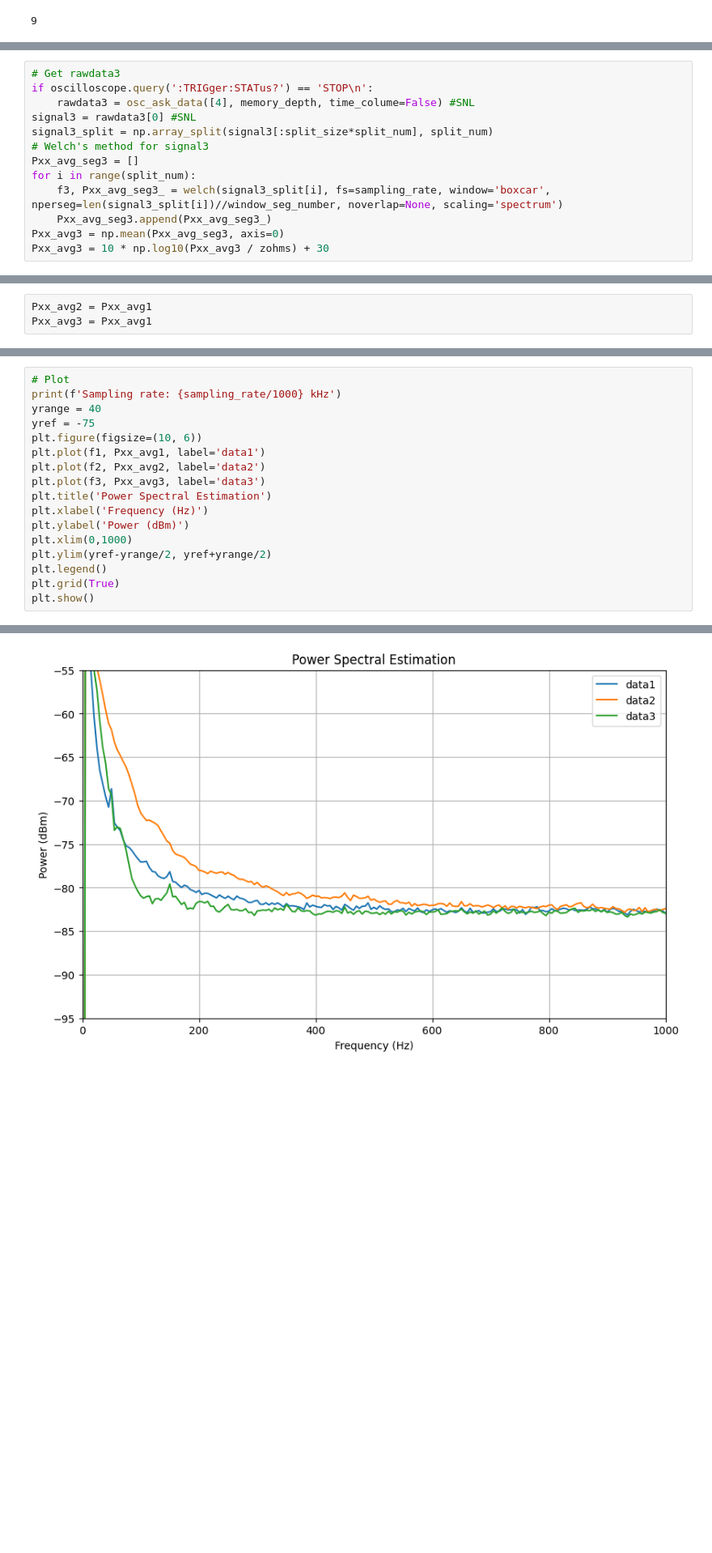
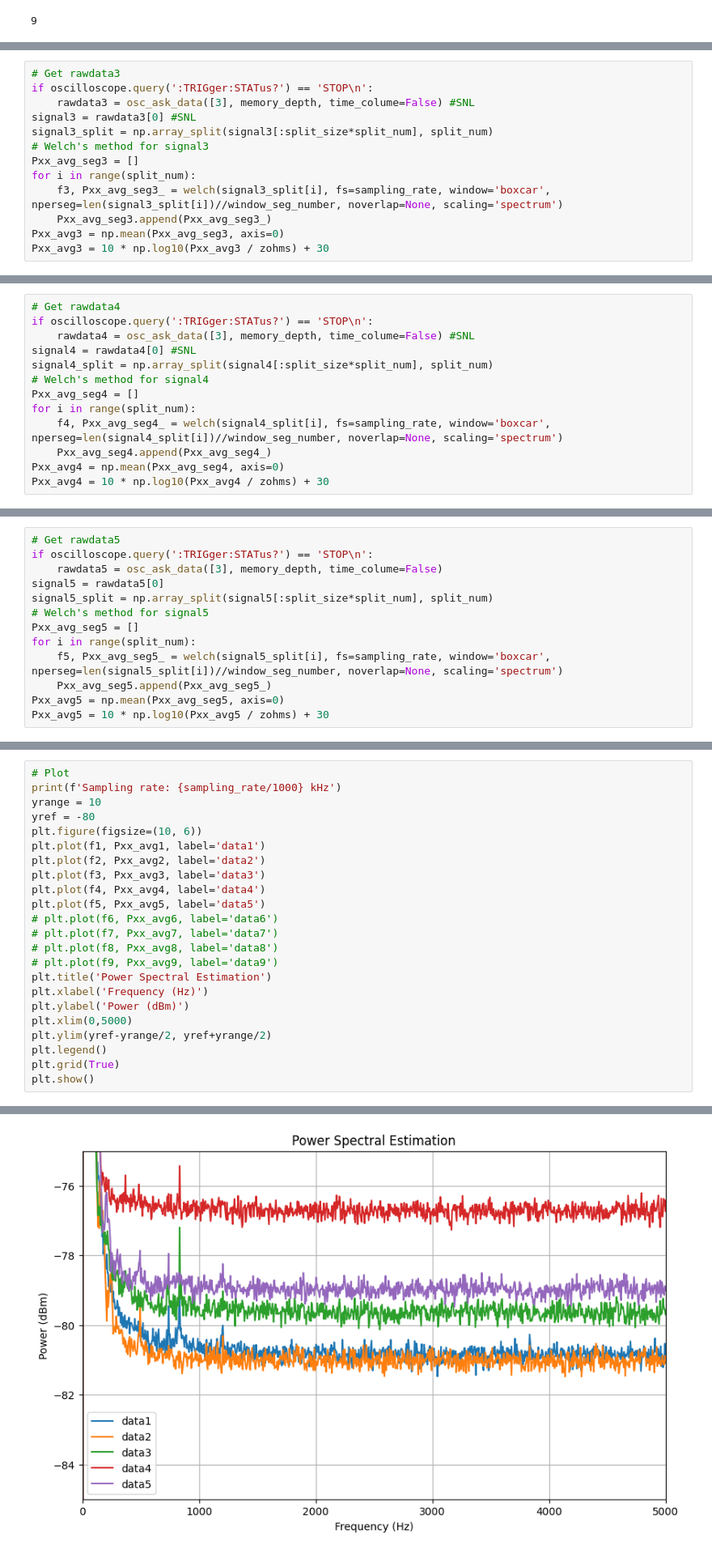
Before and after one commit to kiiichi/python-learning, a Jupyter notebook: DataAE/chip/periodogram_realtime.ipynb, the cells around one changed output, grey strips where cells are left out. Shown: that part at 81% size. Saved outputs shown, nothing was run; the diff lists cells and outputs as text; blank space fills up the shorter version.

```diff
--- a/DataAE/chip/periodogram_realtime.ipynb
+++ b/DataAE/chip/periodogram_realtime.ipynb
@@ -103,7 +103,7 @@ OSC operation Done
 # %%
 # Get rawdata3
 if oscilloscope.query(':TRIGger:STATus?') == 'STOP\n':
-    rawdata3 = osc_ask_data([4], memory_depth, time_colume=False) #SNL
+    rawdata3 = osc_ask_data([3], memory_depth, time_colume=False) #SNL
 signal3 = rawdata3[0] #SNL
 signal3_split = np.array_split(signal3[:split_size*split_num], split_num)
 # Welch's method for signal3
@@ -121,4 +121,14 @@ Getting data from Channel 4...
 OSC operation Done
-# %%
-Pxx_avg2 = Pxx_avg1
-Pxx_avg3 = Pxx_avg1
+# %%
+# Get rawdata4
+if oscilloscope.query(':TRIGger:STATus?') == 'STOP\n':
+    rawdata4 = osc_ask_data([3], memory_depth, time_colume=False) #SNL
+signal4 = rawdata4[0] #SNL
+signal4_split = np.array_split(signal4[:split_size*split_num], split_num)
+# Welch's method for signal4
+Pxx_avg_seg4 = []
+for i in range(split_num):
+    f4, Pxx_avg_seg4_ = welch(signal4_split[i], fs=sampling_rate, window='boxcar', nperseg=len(signal4_split[i])//window_seg_number, noverlap=None, scaling='spectrum')
+    Pxx_avg_seg4.append(Pxx_avg_seg4_)
+Pxx_avg4 = np.mean(Pxx_avg_seg4, axis=0)
+Pxx_avg4 = 10 * np.log10(Pxx_avg4 / zohms) + 30
@@ -124,0 +141,13 @@ Pxx_avg3 = Pxx_avg1
+# %%
+# Get rawdata5
+if oscilloscope.query(':TRIGger:STATus?') == 'STOP\n':
+    rawdata5 = osc_ask_data([3], memory_depth, time_colume=False)
+signal5 = rawdata5[0]
+signal5_split = np.array_split(signal5[:split_size*split_num], split_num)
+# Welch's method for signal5
+Pxx_avg_seg5 = []
+for i in range(split_num):
+    f5, Pxx_avg_seg5_ = welch(signal5_split[i], fs=sampling_rate, window='boxcar', nperseg=len(signal5_split[i])//window_seg_number, noverlap=None, scaling='spectrum')
+    Pxx_avg_seg5.append(Pxx_avg_seg5_)
+Pxx_avg5 = np.mean(Pxx_avg_seg5, axis=0)
+Pxx_avg5 = 10 * np.log10(Pxx_avg5 / zohms) + 30
@@ -125,21 +234,27 @@ Pxx_avg3 = Pxx_avg1
 # %%
 # Plot
 print(f'Sampling rate: {sampling_rate/1000} kHz')
-yrange = 40
-yref = -75
+yrange = 10
+yref = -80
 plt.figure(figsize=(10, 6))
 plt.plot(f1, Pxx_avg1, label='data1')
 plt.plot(f2, Pxx_avg2, label='data2')
 plt.plot(f3, Pxx_avg3, label='data3')
+plt.plot(f4, Pxx_avg4, label='data4')
+plt.plot(f5, Pxx_avg5, label='data5')
+# plt.plot(f6, Pxx_avg6, label='data6')
+# plt.plot(f7, Pxx_avg7, label='data7')
+# plt.plot(f8, Pxx_avg8, label='data8')
+# plt.plot(f9, Pxx_avg9, label='data9')
 plt.title('Power Spectral Estimation')
 plt.xlabel('Frequency (Hz)')
 plt.ylabel('Power (dBm)')
-plt.xlim(0,1000)
+plt.xlim(0,5000)
 plt.ylim(yref-yrange/2, yref+yrange/2)
 plt.legend()
 plt.grid(True)
 plt.show()
 # %% [output]
 Sampling rate: 1000.0 kHz
-[figure, old version]
+[figure, new version]
 # %%
```
Also changed, not shown: parts of 13 cells of this notebook, 7 other files.
